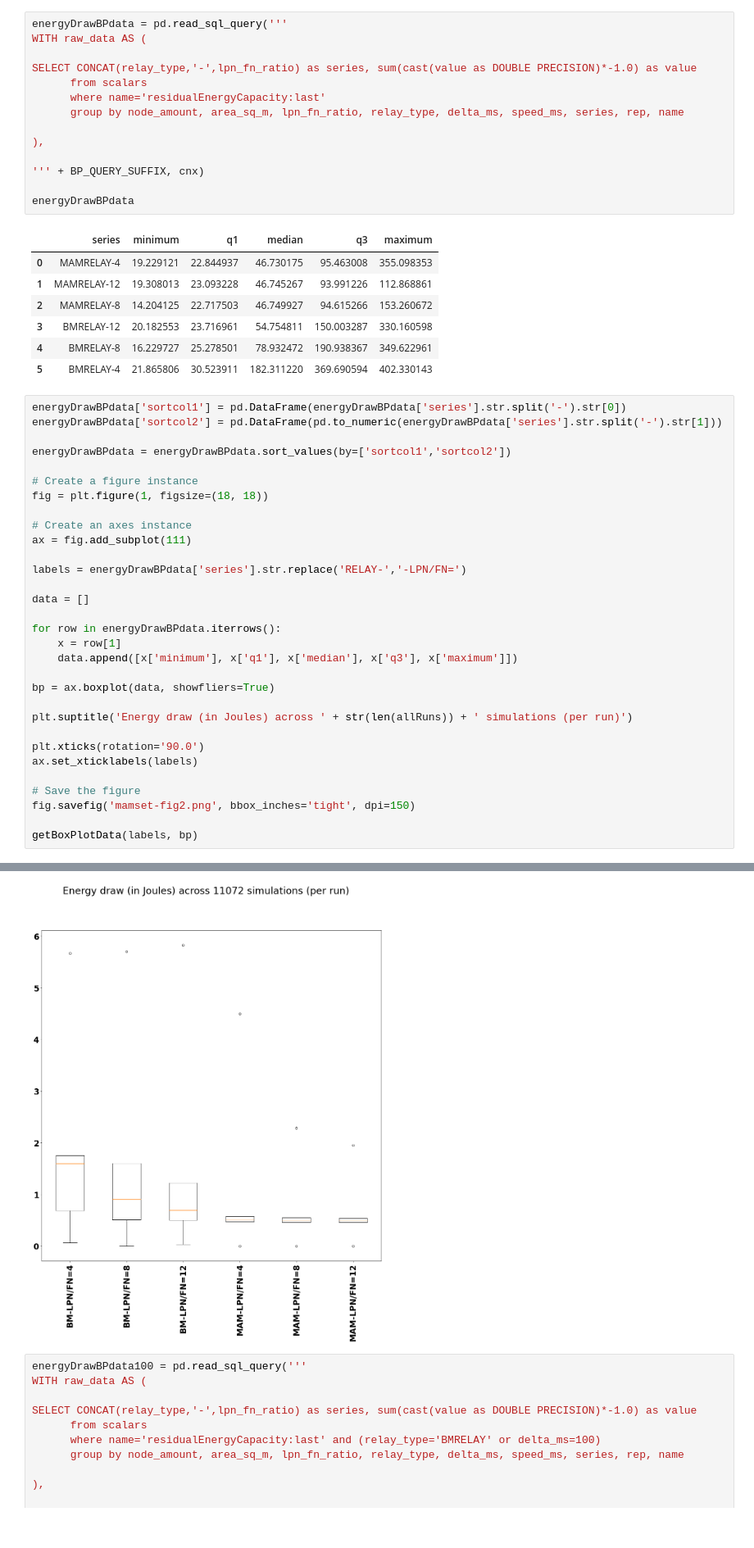
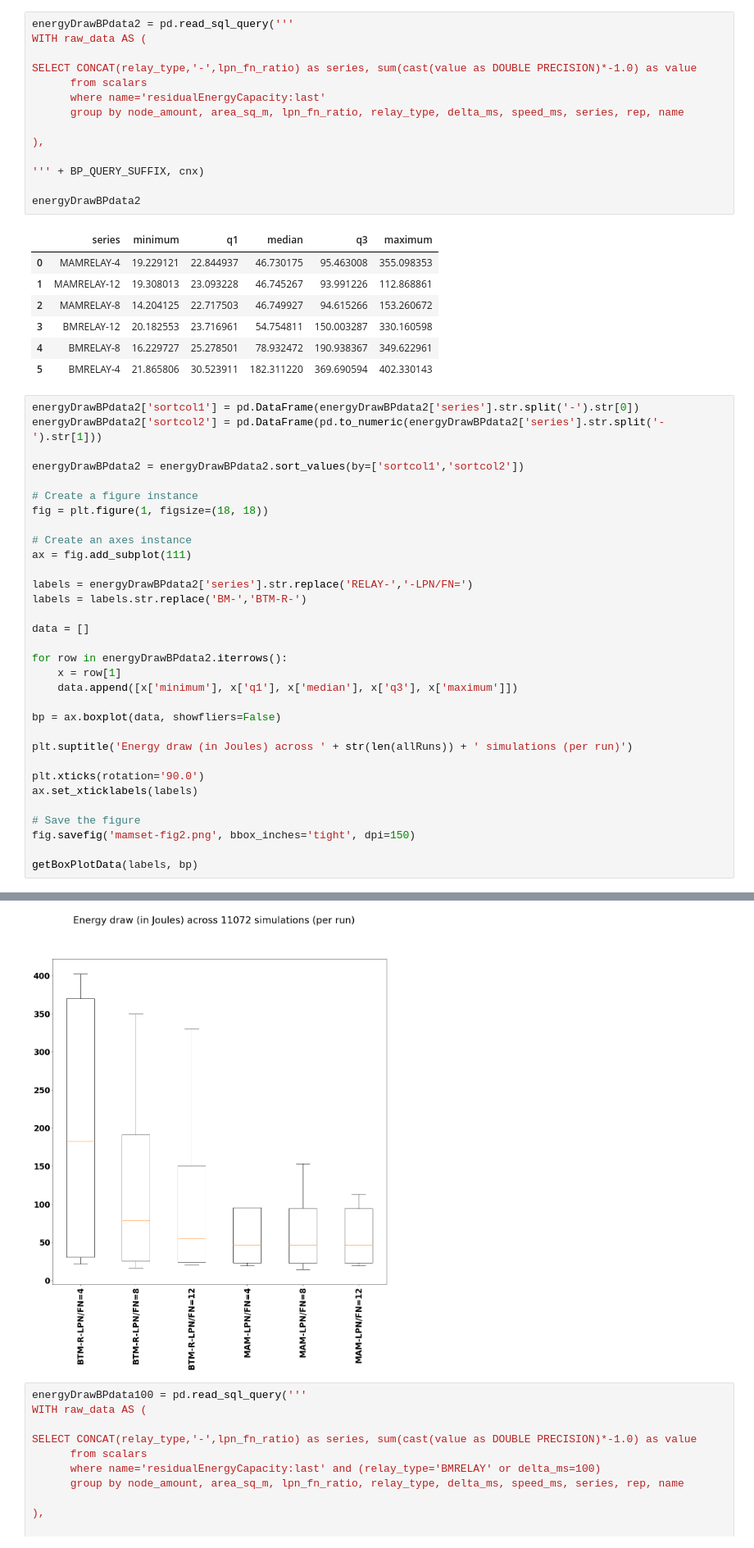
Before and after one commit to marcelopaulon/PUC-Rio, a Jupyter notebook: showcases/projects/mam/MAM-LARGE-Analysis.ipynb, the cells around one changed output, grey strips where cells are left out. Shown: that part at 82% size. Cells and saved outputs as stored; diff of their text form.

```diff
--- a/showcases/projects/mam/MAM-LARGE-Analysis.ipynb
+++ b/showcases/projects/mam/MAM-LARGE-Analysis.ipynb
@@ -347,7 +331,7 @@ SELECT node_amount, area_sq_m, lpn_fn_ratio, relay_type, delta_ms, speed_ms, ser
 |  | node_amount | area_sq_m | lpn_fn_ratio | relay_type | delta_ms | speed_ms | series | rep | name | ... |
 | 0 | 50 | 400 | 4 | BMRELAY | 0 | 2 | 0 | 0 | residualEnergyCapacity:last | ... |
 # %%
-energyDrawBPdata = pd.read_sql_query('''
+energyDrawBPdata2 = pd.read_sql_query('''
 WITH raw_data AS (
 
 SELECT CONCAT(relay_type,'-',lpn_fn_ratio) as series, sum(cast(value as DOUBLE PRECISION)*-1.0) as value
@@ -359,7 +343,7 @@ SELECT CONCAT(relay_type,'-',lpn_fn_ratio) as series, sum(cast(value as DOUBLE P
 
 ''' + BP_QUERY_SUFFIX, cnx)
 
-energyDrawBPdata
+energyDrawBPdata2
 # %% [output]
 |  | series | minimum | q1 | median | q3 | maximum |
 | 0 | MAMRELAY-4 | 19.229121 | 22.844937 | 46.730175 | 95.463008 | 355.098353 |
@@ -369,10 +353,10 @@ energyDrawBPdata
 | 4 | BMRELAY-8 | 16.229727 | 25.278501 | 78.932472 | 190.938367 | 349.622961 |
 | 5 | BMRELAY-4 | 21.865806 | 30.523911 | 182.311220 | 369.690594 | 402.330143 |
 # %%
-energyDrawBPdata['sortcol1'] = pd.DataFrame(energyDrawBPdata['series'].str.split('-').str[0])
-energyDrawBPdata['sortcol2'] = pd.DataFrame(pd.to_numeric(energyDrawBPdata['series'].str.split('-').str[1]))
+energyDrawBPdata2['sortcol1'] = pd.DataFrame(energyDrawBPdata2['series'].str.split('-').str[0])
+energyDrawBPdata2['sortcol2'] = pd.DataFrame(pd.to_numeric(energyDrawBPdata2['series'].str.split('-').str[1]))
 
-energyDrawBPdata = energyDrawBPdata.sort_values(by=['sortcol1','sortcol2'])
+energyDrawBPdata2 = energyDrawBPdata2.sort_values(by=['sortcol1','sortcol2'])
 
 # Create a figure instance
 fig = plt.figure(1, figsize=(18, 18))
@@ -380,15 +364,16 @@ fig = plt.figure(1, figsize=(18, 18))
 # Create an axes instance
 ax = fig.add_subplot(111)
 
-labels = energyDrawBPdata['series'].str.replace('RELAY-','-LPN/FN=')
+labels = energyDrawBPdata2['series'].str.replace('RELAY-','-LPN/FN=')
+labels = labels.str.replace('BM-','BTM-R-')
 
 data = []
 
-for row in energyDrawBPdata.iterrows():
+for row in energyDrawBPdata2.iterrows():
     x = row[1]
     data.append([x['minimum'], x['q1'], x['median'], x['q3'], x['maximum']])
 
-bp = ax.boxplot(data, showfliers=True)
+bp = ax.boxplot(data, showfliers=False)
 
 plt.suptitle('Energy draw (in Joules) across ' + str(len(allRuns)) + ' simulations (per run)')
 
@@ -410,4 +395,4 @@ getBoxPlotData(labels, bp)
-[figure, old version]
+[figure, new version]
 # %%
 energyDrawBPdata100 = pd.read_sql_query('''
 WITH raw_data AS (
```
Also changed, not shown: parts of 13 cells of this notebook, 9 other files.
